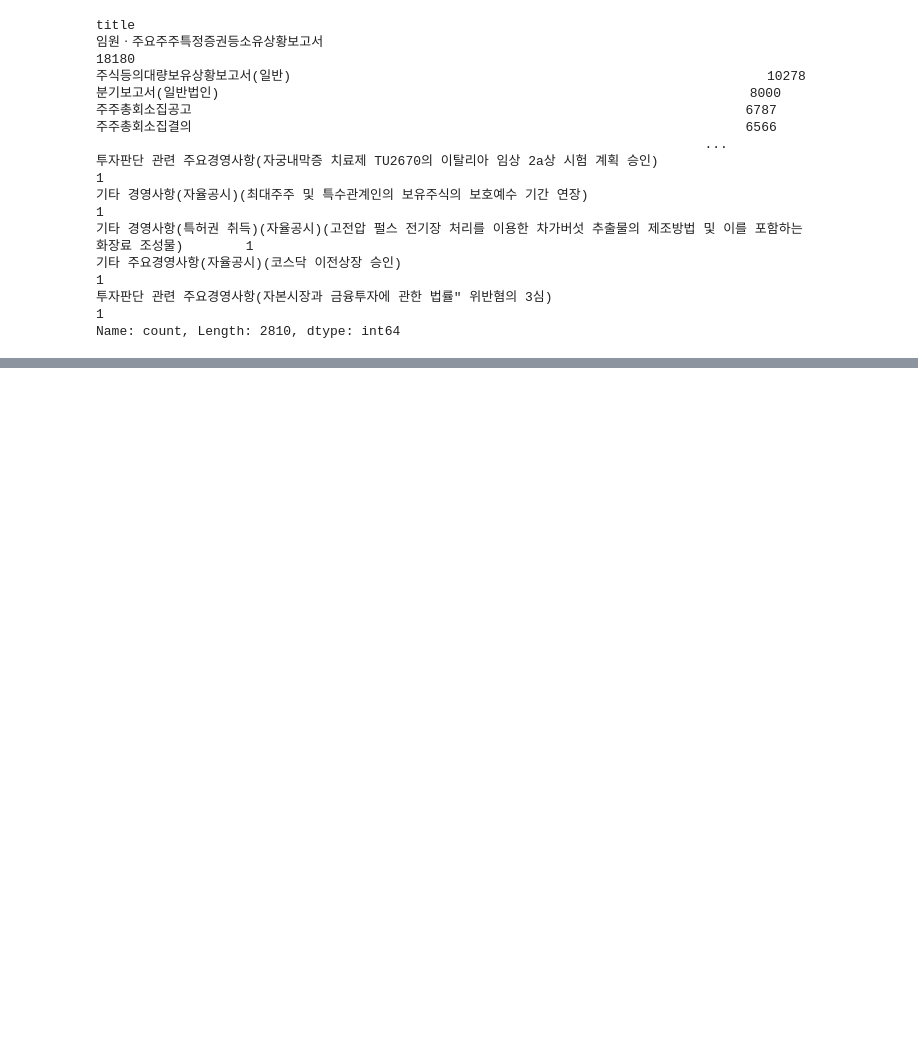
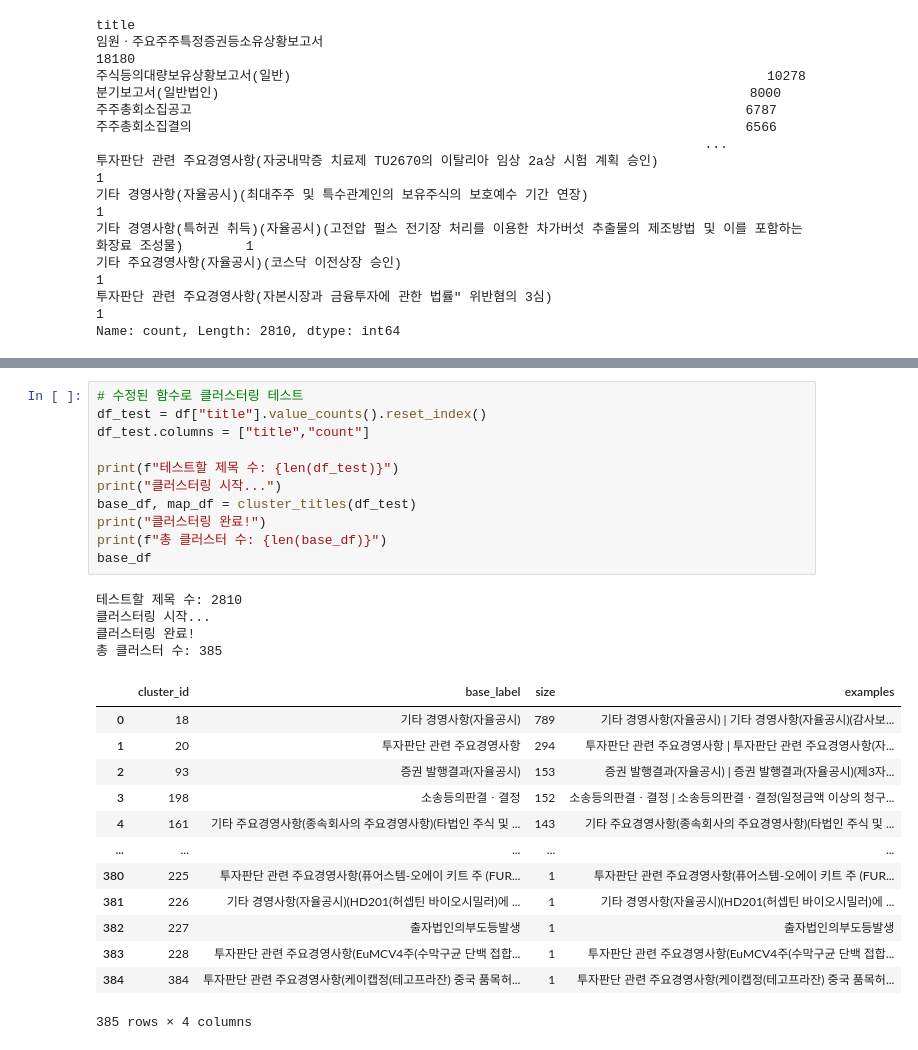
Before and after one commit to antaechan/dart-sentiment-analysis, a Jupyter notebook: analysis/kind.ipynb, the cells around one changed output, grey strips where cells are left out. Cells and saved outputs as stored; diff of their text form; blank space fills up the shorter version.

```diff
--- a/analysis/kind.ipynb
+++ b/analysis/kind.ipynb
@@ -88,0 +295,29 @@ Name: count, Length: 2810, dtype: int64
+# %%
+# 수정된 함수로 클러스터링 테스트
+df_test = df["title"].value_counts().reset_index()
+df_test.columns = ["title","count"]
+
+print(f"테스트할 제목 수: {len(df_test)}")
+print("클러스터링 시작...")
+base_df, map_df = cluster_titles(df_test)
+print("클러스터링 완료!")
+print(f"총 클러스터 수: {len(base_df)}")
+base_df
+# %% [output]
+테스트할 제목 수: 2810
+클러스터링 시작...
+클러스터링 완료!
+총 클러스터 수: 385
+|  | cluster_id | base_label | size | examples |
+| 0 | 18 | 기타 경영사항(자율공시) | 789 | 기타 경영사항(자율공시) | 기타 경영사항(자율공시)(감사보... |
+| 1 | 20 | 투자판단 관련 주요경영사항 | 294 | 투자판단 관련 주요경영사항 | 투자판단 관련 주요경영사항(자... |
+| 2 | 93 | 증권 발행결과(자율공시) | 153 | 증권 발행결과(자율공시) | 증권 발행결과(자율공시)(제3자... |
+| 3 | 198 | 소송등의판결ㆍ결정 | 152 | 소송등의판결ㆍ결정 | 소송등의판결ㆍ결정(일정금액 이상의 청구... |
+| 4 | 161 | 기타 주요경영사항(종속회사의 주요경영사항)(타법인 주식 및 ... | 143 | 기타 주요경영사항(종속회사의 주요경영사항)(타법인 주식 및 ... |
+| ... | ... | ... | ... | ... |
+| 380 | 225 | 투자판단 관련 주요경영사항(퓨어스템-오에이 키트 주 (FUR... | 1 | 투자판단 관련 주요경영사항(퓨어스템-오에이 키트 주 (FUR... |
+| 381 | 226 | 기타 경영사항(자율공시)(HD201(허셉틴 바이오시밀러)에 ... | 1 | 기타 경영사항(자율공시)(HD201(허셉틴 바이오시밀러)에 ... |
+| 382 | 227 | 출자법인의부도등발생 | 1 | 출자법인의부도등발생 |
+| 383 | 228 | 투자판단 관련 주요경영사항(EuMCV4주(수막구균 단백 접합... | 1 | 투자판단 관련 주요경영사항(EuMCV4주(수막구균 단백 접합... |
+| 384 | 384 | 투자판단 관련 주요경영사항(케이캡정(테고프라잔) 중국 품목허... | 1 | 투자판단 관련 주요경영사항(케이캡정(테고프라잔) 중국 품목허... |
+385 rows × 4 columns
```
Also changed, not shown: parts of 8 cells of this notebook.
